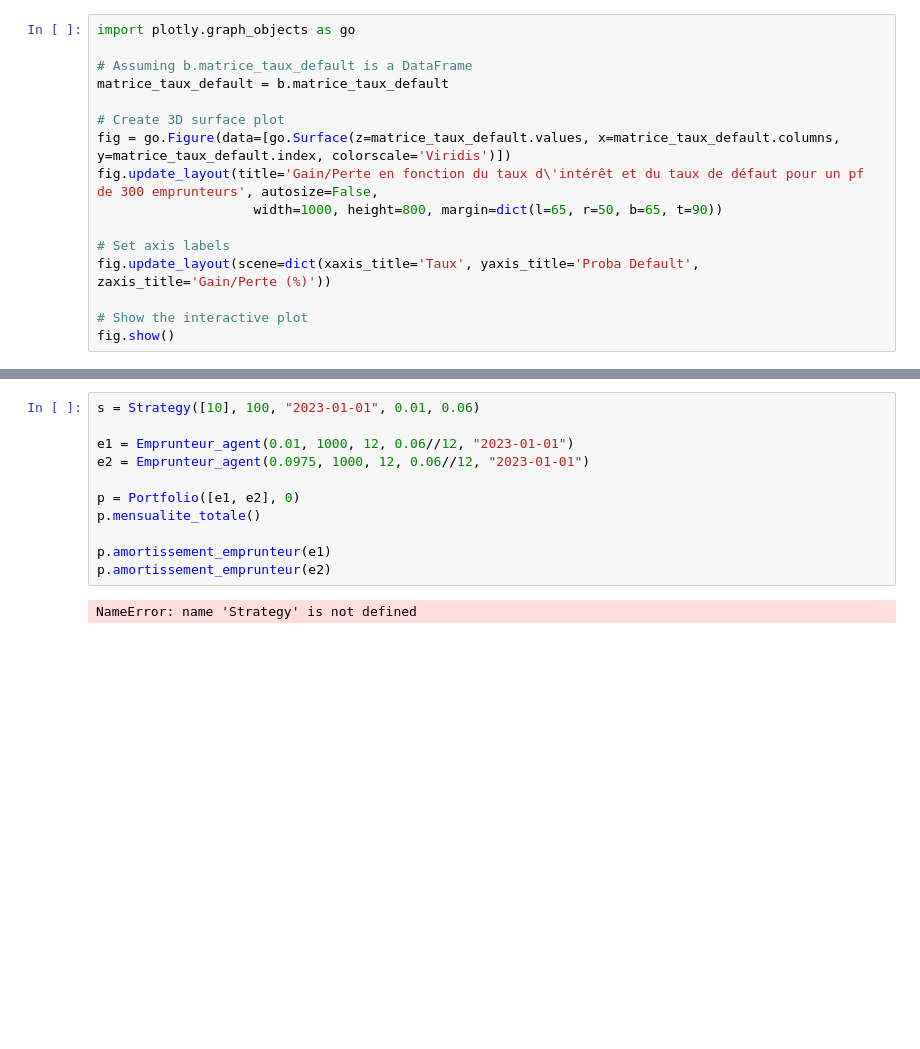
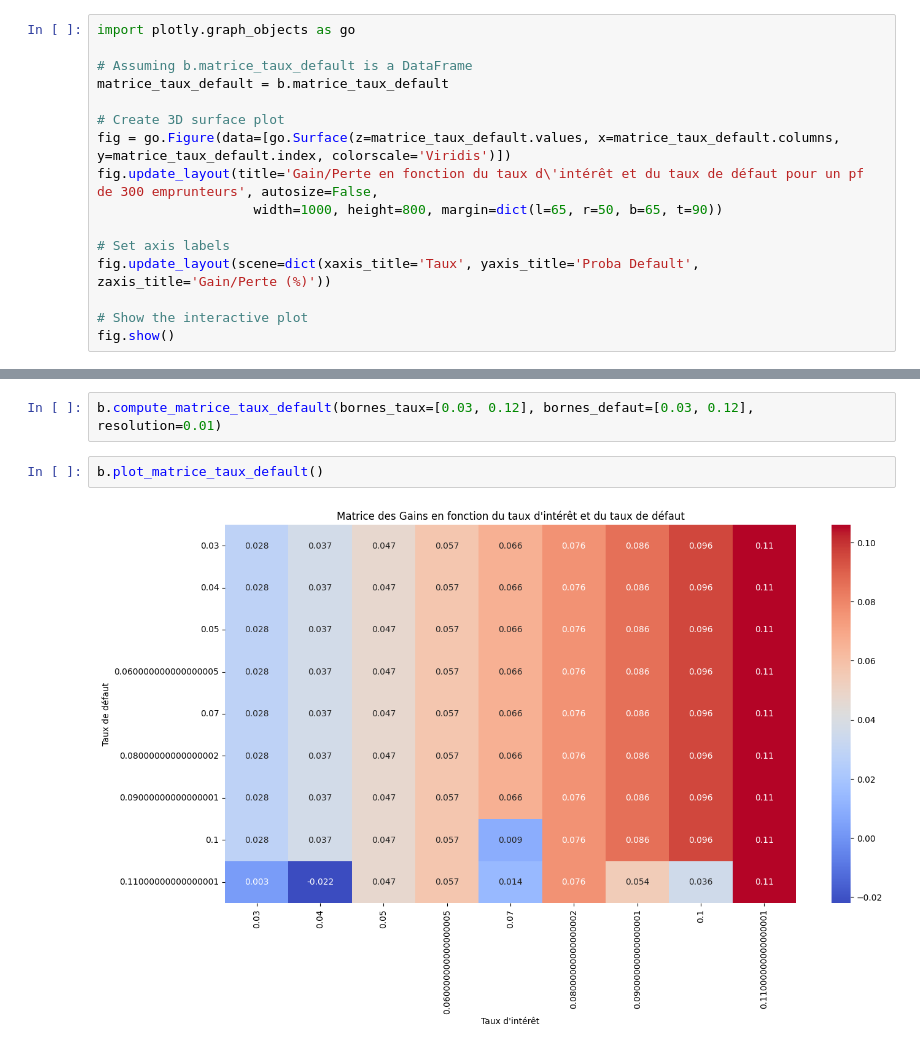
Before and after one commit to VNAZZARENO/Simulation-Monte-Carlo-Type-PretUp, a Jupyter notebook: monte_carlo.ipynb, the cells around one changed output, grey strips where cells are left out. Cells and saved outputs as stored; diff of their text form; blank space fills up the shorter version.

```diff
--- a/monte_carlo.ipynb
+++ b/monte_carlo.ipynb
@@ -372,13 +584,6 @@ b.plot_results()
-# %%
-s = Strategy([10], 100, "2023-01-01", 0.01, 0.06)
-
-e1 = Emprunteur_agent(0.01, 1000, 12, 0.06//12, "2023-01-01")
-e2 = Emprunteur_agent(0.0975, 1000, 12, 0.06//12, "2023-01-01")
-
-p = Portfolio([e1, e2], 0)
-p.mensualite_totale()
-
-p.amortissement_emprunteur(e1)
-p.amortissement_emprunteur(e2)
-# %% [output]
-NameError: name 'Strategy' is not defined
+# %%
+b.compute_matrice_taux_default(bornes_taux=[0.03, 0.12], bornes_defaut=[0.03, 0.12], resolution=0.01)
+# %%
+b.plot_matrice_taux_default()
+# %% [output]
+[figure, added]
```
Also changed, not shown: parts of 8 cells of this notebook.
